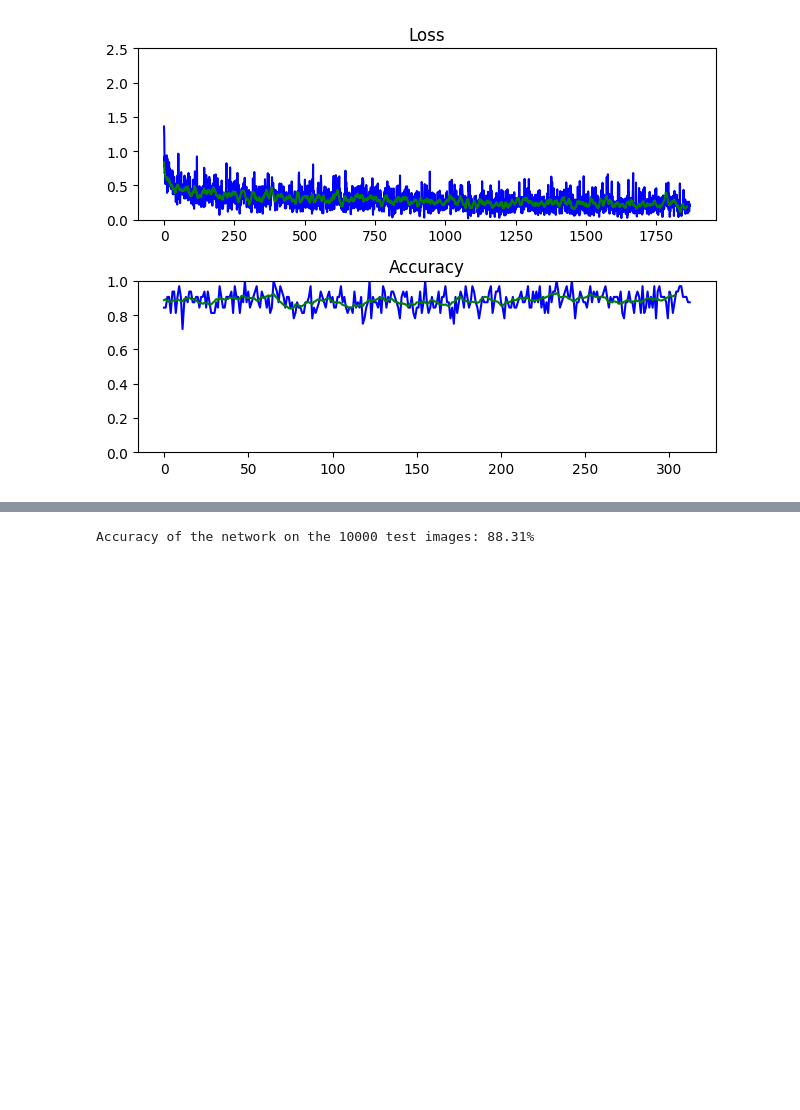
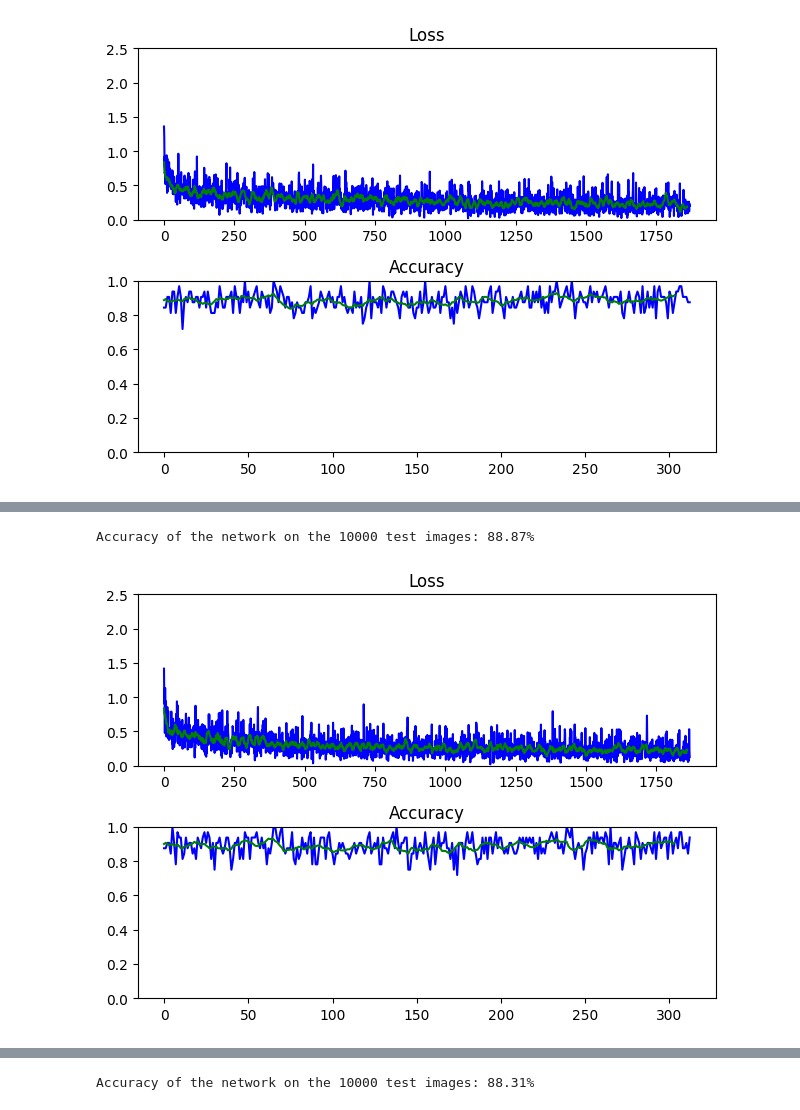
Before and after one commit to danbates1452/neural-networks, a Jupyter notebook: Coursework.ipynb, the cells around one changed output, grey strips where cells are left out. Saved outputs shown, nothing was run; the diff lists cells and outputs as text; code cells hidden in the pictures; blank space fills up the shorter version.

```diff
--- a/Coursework.ipynb
+++ b/Coursework.ipynb
@@ -393,0 +411,6 @@ Accuracy of the network on the 10000 test images: 88.52%
+# %%
+width_800 = run_experiment(hidden_width=800)
+pass
+# %% [output]
+Accuracy of the network on the 10000 test images: 88.87%
+[figure, added]
```
Also changed, not shown: parts of 15 cells of this notebook.
